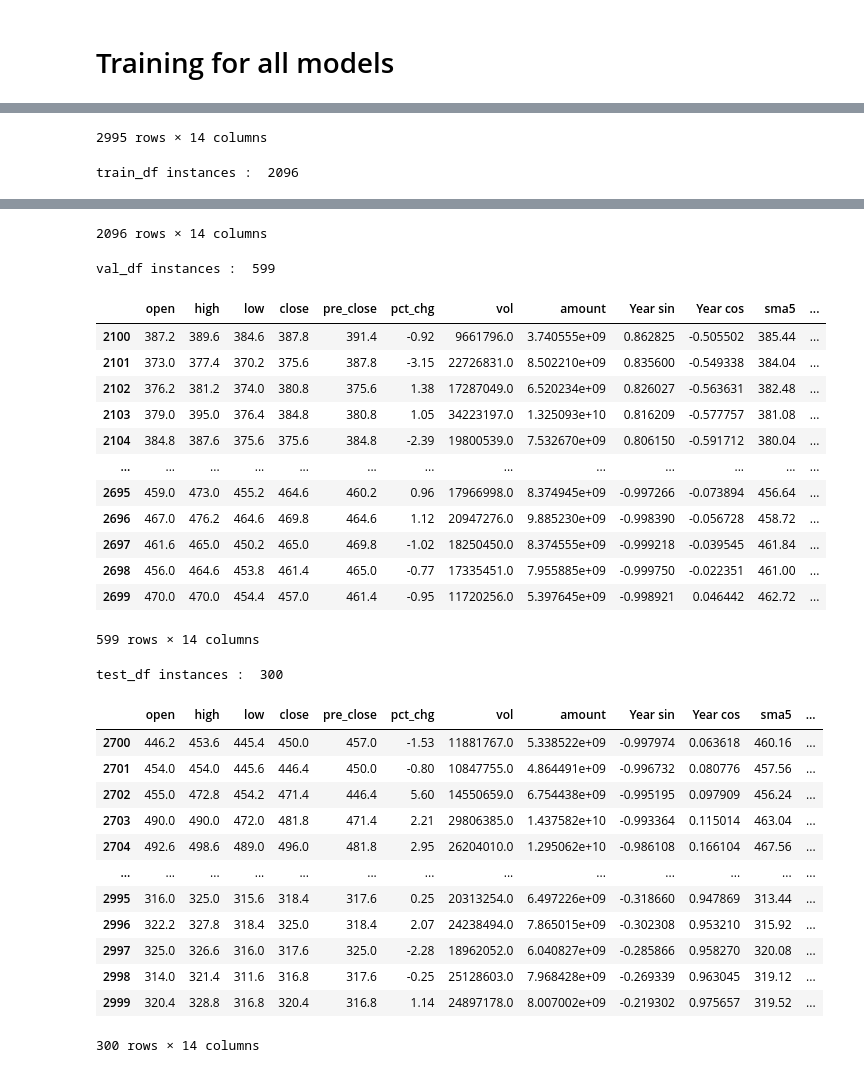
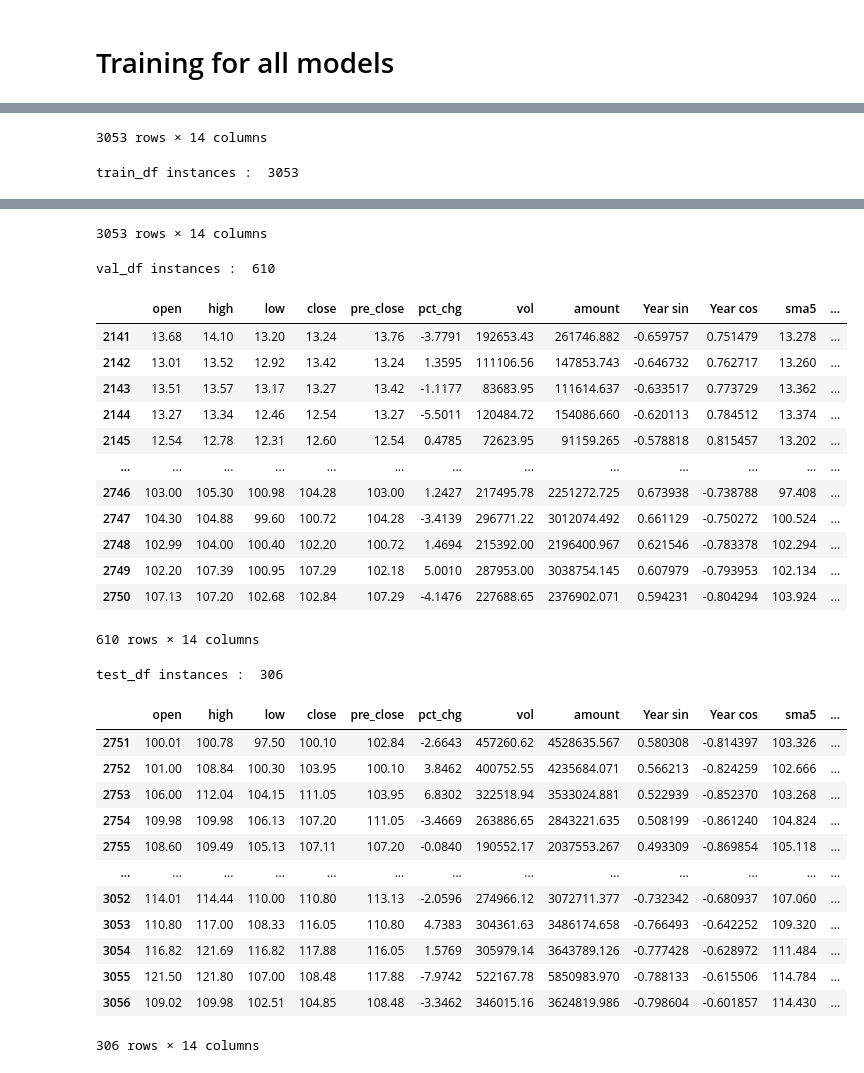
Before and after one commit to vincent05r/Stock_models, a Jupyter notebook: LSTM_hk_test.ipynb, the cells around one changed output, grey strips where cells are left out. Saved outputs shown, nothing was run; the diff lists cells and outputs as text; code cells hidden in the pictures.

```diff
--- a/LSTM_hk_test.ipynb
+++ b/LSTM_hk_test.ipynb
@@ -35,13 +35,28 @@ from aux_functions import aux_functions
 
 mpl.rcParams['figure.figsize'] = (8, 6)
 mpl.rcParams['axes.grid'] = False
+# %%
+# config
+
+mom_test = {
+    "log_file" : "training_log/mom.csv",
+    "training_file" : "stock_data\mom.csv"
+}
+
+
+tencent = {
+    "log_file" : "training_log/tencent_t1.csv",
+    "training_file" : "stock_data\tencent_10_22_day.csv"
+}
+# %%
+config = mom_test
 # %%
 #option flags
 debug_mode = True
 debug_output_n = 2
 
 performance_log = True
-data_log_csv_path = "training_log/tencent_t1.csv"
+data_log_csv_path = config.get("log_file")
 
 
 #tensorboard logging doesnt work for now
@@ -49,6 +68,6 @@ tf_log_dir = "logs/LSTM_stocks/"
 # %%
 fileDir = os.path.dirname(os.path.realpath('__file__'))
-filename = os.path.join(fileDir, r"stock_data\tencent_10_22_day.csv") #stock data
+filename = os.path.join(fileDir, config.get("training_file")) #stock data
 # %%
 drop_list = ['change']
 
@@ -372,11 +391,11 @@ eval_iteration = 10 #the number of evaluation iterations for individual stock
 
 
 #main training loop
-stock_training_range = 10 #len(stock_list)
+stock_training_range = 5 #len(stock_list)
 
 learning_rate = 0.001
 
-for stock_index in range(50):
+for stock_index in range(len(stock_list)):
 
 
     #set up
@@ -396,7 +415,7 @@ for stock_index in range(50):
     train_data_p = 0.7  #percentage of train data
     val_data_p = 0.2
 
-    train_df = current_stock[ 0 : int(n * train_data_p) ]
+    train_df = current_stock #[ 0 : int(n * train_data_p) ]
     val_df = current_stock[int( n * train_data_p) : int(n * (train_data_p + val_data_p)) ]
     test_df = current_stock[int( n * (train_data_p + val_data_p)) : ]
 
@@ -604,3 +623,3 @@ df features :  14
-2995 rows × 14 columns
+3053 rows × 14 columns
-train_df instances :  2096
+train_df instances :  3053
 |  | open | high | low | close | pre_close | pct_chg | vol | amount | Year sin | Year cos | sma5 | ... |
@@ -618,29 +637,29 @@ train_df instances :  2096
-2096 rows × 14 columns
+3053 rows × 14 columns
-val_df instances :  599
+val_df instances :  610
 |  | open | high | low | close | pre_close | pct_chg | vol | amount | Year sin | Year cos | sma5 | ... |
-| 2100 | 387.2 | 389.6 | 384.6 | 387.8 | 391.4 | -0.92 | 9661796.0 | 3.740555e+09 | 0.862825 | -0.505502 | 385.44 | ... |
-| 2101 | 373.0 | 377.4 | 370.2 | 375.6 | 387.8 | -3.15 | 22726831.0 | 8.502210e+09 | 0.835600 | -0.549338 | 384.04 | ... |
-| 2102 | 376.2 | 381.2 | 374.0 | 380.8 | 375.6 | 1.38 | 17287049.0 | 6.520234e+09 | 0.826027 | -0.563631 | 382.48 | ... |
-| 2103 | 379.0 | 395.0 | 376.4 | 384.8 | 380.8 | 1.05 | 34223197.0 | 1.325093e+10 | 0.816209 | -0.577757 | 381.08 | ... |
-| 2104 | 384.8 | 387.6 | 375.6 | 375.6 | 384.8 | -2.39 | 19800539.0 | 7.532670e+09 | 0.806150 | -0.591712 | 380.04 | ... |
+| 2141 | 13.68 | 14.10 | 13.20 | 13.24 | 13.76 | -3.7791 | 192653.43 | 261746.882 | -0.659757 | 0.751479 | 13.278 | ... |
+| 2142 | 13.01 | 13.52 | 12.92 | 13.42 | 13.24 | 1.3595 | 111106.56 | 147853.743 | -0.646732 | 0.762717 | 13.260 | ... |
+| 2143 | 13.51 | 13.57 | 13.17 | 13.27 | 13.42 | -1.1177 | 83683.95 | 111614.637 | -0.633517 | 0.773729 | 13.362 | ... |
+| 2144 | 13.27 | 13.34 | 12.46 | 12.54 | 13.27 | -5.5011 | 120484.72 | 154086.660 | -0.620113 | 0.784512 | 13.374 | ... |
+| 2145 | 12.54 | 12.78 | 12.31 | 12.60 | 12.54 | 0.4785 | 72623.95 | 91159.265 | -0.578818 | 0.815457 | 13.202 | ... |
 | ... | ... | ... | ... | ... | ... | ... | ... | ... | ... | ... | ... | ... |
-| 2695 | 459.0 | 473.0 | 455.2 | 464.6 | 460.2 | 0.96 | 17966998.0 | 8.374945e+09 | -0.997266 | -0.073894 | 456.64 | ... |
-| 2696 | 467.0 | 476.2 | 464.6 | 469.8 | 464.6 | 1.12 | 20947276.0 | 9.885230e+09 | -0.998390 | -0.056728 | 458.72 | ... |
-| 2697 | 461.6 | 465.0 | 450.2 | 465.0 | 469.8 | -1.02 | 18250450.0 | 8.374555e+09 | -0.999218 | -0.039545 | 461.84 | ... |
-| 2698 | 456.0 | 464.6 | 453.8 | 461.4 | 465.0 | -0.77 | 17335451.0 | 7.955885e+09 | -0.999750 | -0.022351 | 461.00 | ... |
-| 2699 | 470.0 | 470.0 | 454.4 | 457.0 | 461.4 | -0.95 | 11720256.0 | 5.397645e+09 | -0.998921 | 0.046442 | 462.72 | ... |
+| 2746 | 103.00 | 105.30 | 100.98 | 104.28 | 103.00 | 1.2427 | 217495.78 | 2251272.725 | 0.673938 | -0.738788 | 97.408 | ... |
+| 2747 | 104.30 | 104.88 | 99.60 | 100.72 | 104.28 | -3.4139 | 296771.22 | 3012074.492 | 0.661129 | -0.750272 | 100.524 | ... |
+| 2748 | 102.99 | 104.00 | 100.40 | 102.20 | 100.72 | 1.4694 | 215392.00 | 2196400.967 | 0.621546 | -0.783378 | 102.294 | ... |
+| 2749 | 102.20 | 107.39 | 100.95 | 107.29 | 102.18 | 5.0010 | 287953.00 | 3038754.145 | 0.607979 | -0.793953 | 102.134 | ... |
+| 2750 | 107.13 | 107.20 | 102.68 | 102.84 | 107.29 | -4.1476 | 227688.65 | 2376902.071 | 0.594231 | -0.804294 | 103.924 | ... |
-599 rows × 14 columns
+610 rows × 14 columns
-test_df instances :  300
+test_df instances :  306
 |  | open | high | low | close | pre_close | pct_chg | vol | amount | Year sin | Year cos | sma5 | ... |
-| 2700 | 446.2 | 453.6 | 445.4 | 450.0 | 457.0 | -1.53 | 11881767.0 | 5.338522e+09 | -0.997974 | 0.063618 | 460.16 | ... |
-| 2701 | 454.0 | 454.0 | 445.6 | 446.4 | 450.0 | -0.80 | 10847755.0 | 4.864491e+09 | -0.996732 | 0.080776 | 457.56 | ... |
-| 2702 | 455.0 | 472.8 | 454.2 | 471.4 | 446.4 | 5.60 | 14550659.0 | 6.754438e+09 | -0.995195 | 0.097909 | 456.24 | ... |
-| 2703 | 490.0 | 490.0 | 472.0 | 481.8 | 471.4 | 2.21 | 29806385.0 | 1.437582e+10 | -0.993364 | 0.115014 | 463.04 | ... |
-| 2704 | 492.6 | 498.6 | 489.0 | 496.0 | 481.8 | 2.95 | 26204010.0 | 1.295062e+10 | -0.986108 | 0.166104 | 467.56 | ... |
+| 2751 | 100.01 | 100.78 | 97.50 | 100.10 | 102.84 | -2.6643 | 457260.62 | 4528635.567 | 0.580308 | -0.814397 | 103.326 | ... |
+| 2752 | 101.00 | 108.84 | 100.30 | 103.95 | 100.10 | 3.8462 | 400752.55 | 4235684.071 | 0.566213 | -0.824259 | 102.666 | ... |
+| 2753 | 106.00 | 112.04 | 104.15 | 111.05 | 103.95 | 6.8302 | 322518.94 | 3533024.881 | 0.522939 | -0.852370 | 103.268 | ... |
+| 2754 | 109.98 | 109.98 | 106.13 | 107.20 | 111.05 | -3.4669 | 263886.65 | 2843221.635 | 0.508199 | -0.861240 | 104.824 | ... |
+| 2755 | 108.60 | 109.49 | 105.13 | 107.11 | 107.20 | -0.0840 | 190552.17 | 2037553.267 | 0.493309 | -0.869854 | 105.118 | ... |
 | ... | ... | ... | ... | ... | ... | ... | ... | ... | ... | ... | ... | ... |
-| 2995 | 316.0 | 325.0 | 315.6 | 318.4 | 317.6 | 0.25 | 20313254.0 | 6.497226e+09 | -0.318660 | 0.947869 | 313.44 | ... |
-| 2996 | 322.2 | 327.8 | 318.4 | 325.0 | 318.4 | 2.07 | 24238494.0 | 7.865015e+09 | -0.302308 | 0.953210 | 315.92 | ... |
-| 2997 | 325.0 | 326.6 | 316.0 | 317.6 | 325.0 | -2.28 | 18962052.0 | 6.040827e+09 | -0.285866 | 0.958270 | 320.08 | ... |
-| 2998 | 314.0 | 321.4 | 311.6 | 316.8 | 317.6 | -0.25 | 25128603.0 | 7.968428e+09 | -0.269339 | 0.963045 | 319.12 | ... |
-| 2999 | 320.4 | 328.8 | 316.8 | 320.4 | 316.8 | 1.14 | 24897178.0 | 8.007002e+09 | -0.219302 | 0.975657 | 319.52 | ... |
+| 3052 | 114.01 | 114.44 | 110.00 | 110.80 | 113.13 | -2.0596 | 274966.12 | 3072711.377 | -0.732342 | -0.680937 | 107.060 | ... |
+| 3053 | 110.80 | 117.00 | 108.33 | 116.05 | 110.80 | 4.7383 | 304361.63 | 3486174.658 | -0.766493 | -0.642252 | 109.320 | ... |
+| 3054 | 116.82 | 121.69 | 116.82 | 117.88 | 116.05 | 1.5769 | 305979.14 | 3643789.126 | -0.777428 | -0.628972 | 111.484 | ... |
+| 3055 | 121.50 | 121.80 | 107.00 | 108.48 | 117.88 | -7.9742 | 522167.78 | 5850983.970 | -0.788133 | -0.615506 | 114.784 | ... |
+| 3056 | 109.02 | 109.98 | 102.51 | 104.85 | 108.48 | -3.3462 | 346015.16 | 3624819.986 | -0.798604 | -0.601857 | 114.430 | ... |
-300 rows × 14 columns
+306 rows × 14 columns
```
Also changed, not shown: parts of 13 cells of this notebook, 5 other files.
